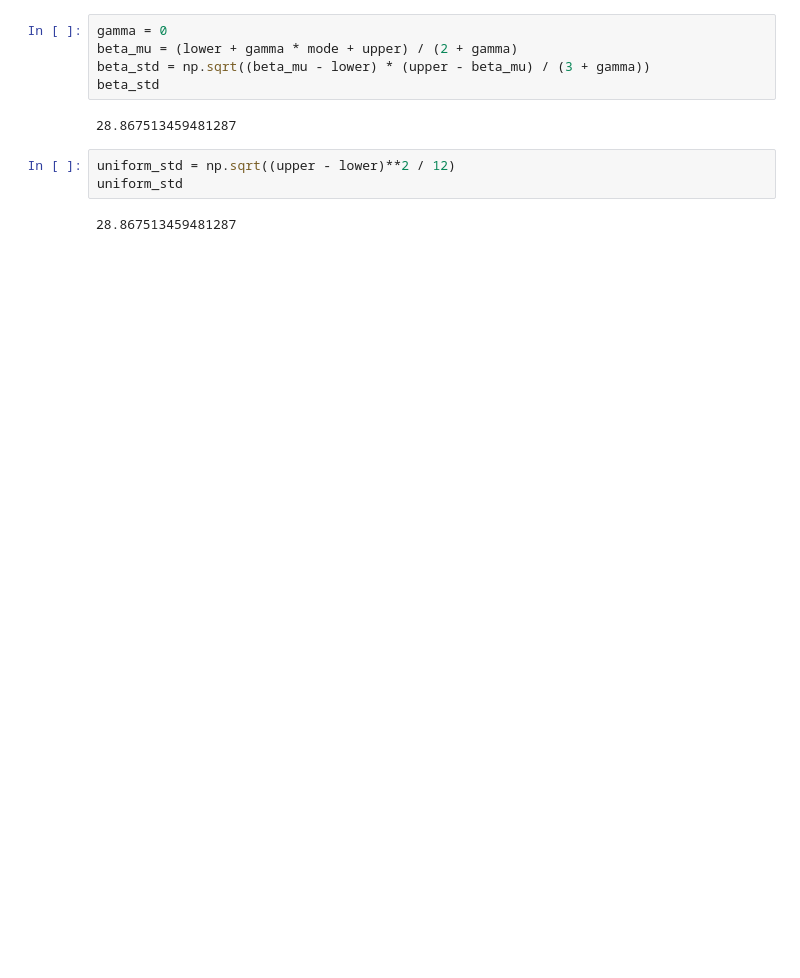
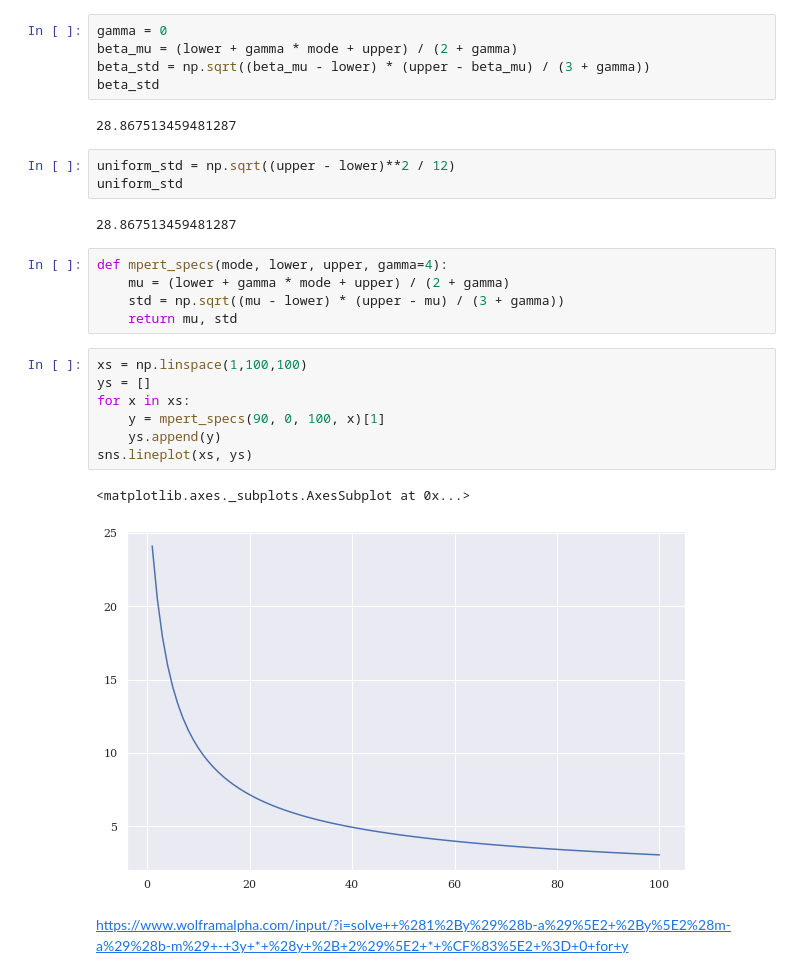
Before and after one commit to tedteske/bounded_lognorm, a Jupyter notebook: bounded_lognorm.ipynb, the cells around one changed output. Saved outputs shown, nothing was run; the diff lists cells and outputs as text; blank space fills up the shorter version.

```diff
--- a/bounded_lognorm.ipynb
+++ b/bounded_lognorm.ipynb
@@ -2063,3 +2233,20 @@ uniform_std = np.sqrt((upper - lower)**2 / 12)
 uniform_std
 # %% [output]
 28.867513459481287
+# %%
+def mpert_specs(mode, lower, upper, gamma=4):
+    mu = (lower + gamma * mode + upper) / (2 + gamma)
+    std = np.sqrt((mu - lower) * (upper - mu) / (3 + gamma))
+    return mu, std
+# %%
+xs = np.linspace(1,100,100)
+ys = []
+for x in xs:
+    y = mpert_specs(90, 0, 100, x)[1]
+    ys.append(y)
+sns.lineplot(xs, ys)
+# %% [output]
+<matplotlib.axes._subplots.AxesSubplot at 0x...>
+[figure, added]
+# %% [markdown]
+https://www.wolframalpha.com/input/?i=solve++%281%2By%29%28b-a%29%5E2+%2By%5E2%28m-a%29%28b-m%29+-+3y+*+%28y+%2B+2%29%5E2+*+%CF%83%5E2+%3D+0+for+y
```
Also changed, not shown: parts of 35 cells of this notebook.
